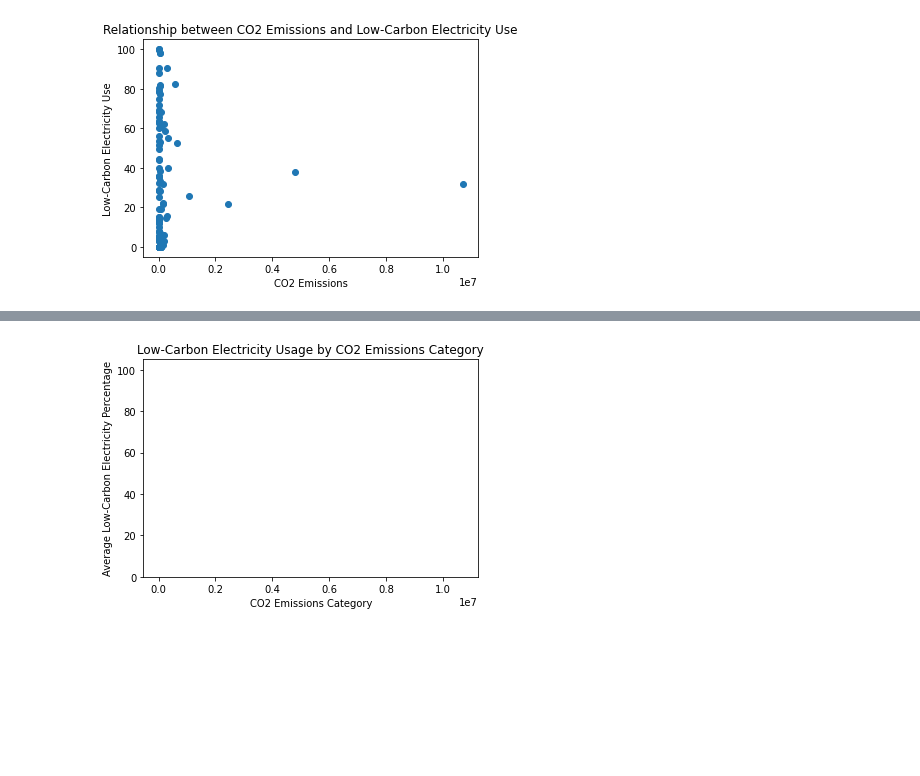
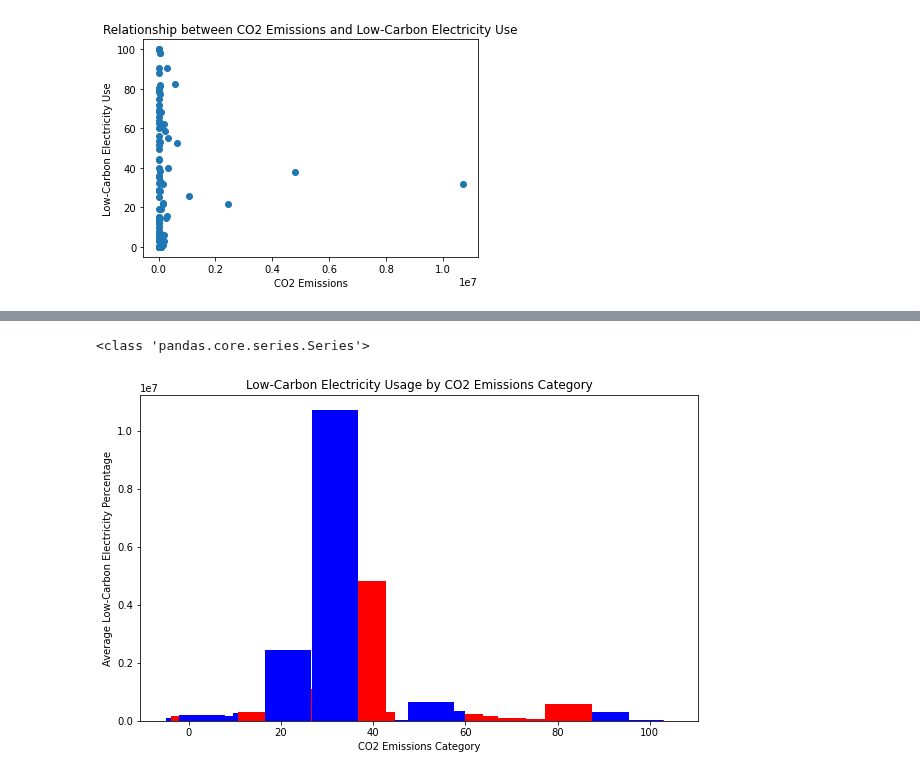
Before and after one commit to yosieph/Project1, a Jupyter notebook: Resources/project1_2.ipynb, the cells around one changed output, grey strips where cells are left out. Drawn from its saved outputs; the diff is of its cells as text; code cells hidden in the pictures; blank space fills up the shorter version.

```diff
--- a/Resources/project1_2.ipynb
+++ b/Resources/project1_2.ipynb
@@ -67,7 +71,7 @@ Name: co2 Emissions (metric tons per capita), Length: 103, dtype: float64
 # %%
 # Set your CO2 emissions threshold
 
-threshold = 3.32E-6
+threshold = 33200000000
 
 main_data['co2-emission catagory'] = ['High' if x > threshold else 'Low' for x in main_data['co2 Emissions (metric tons per capita)']]
 main_data
@@ -118,0 +123,7 @@ Average Low-Carbon Electricity Percentage for High CO2 Emissions Countries: 35.2
+# %%
+# Set your CO2 emissions threshold
+
+threshold = 3.32E-6
+
+main_data['co2-emission catagory'] = ['High' if x > threshold else 'Low' for x in main_data['co2 Emissions (metric tons per capita)']]
+main_data
@@ -144 +169,4 @@ co2 Emissions (metric tons per capita)
 Name: Low-carbon electricity (% electricity), Length: 101, dtype: float64
+# %%
+y=category_means.index
+y
@@ -144,0 +200,3 @@ Name: Low-carbon electricity (% electricity), Length: 101, dtype: float64
+# %%
+x=category_means.values
+x
@@ -145,12 +226,20 @@ Name: Low-carbon electricity (% electricity), Length: 101, dtype: float64
+# %%
+print(type (category_means))
+# %% [output]
+<class 'pandas.core.series.Series'>
 # %%
 # Create a bar graph
-# plt.bar(['co2 Emissions (metric tons per capita)'], df['Low-carbon electricity (% electricity)'], color=['blue', 'red'])
 
-plt.bar(category_means.index, category_means.values)
+plt.figure(figsize=(10,6))
+plt.bar(x,y , width=10 ,color=['blue','red'])
 plt.xlabel('CO2 Emissions Category')
 plt.ylabel('Average Low-Carbon Electricity Percentage')
 plt.title('Low-Carbon Electricity Usage by CO2 Emissions Category')
-# plt.ylim(0, 100)  # Set the y-axis limits to represent percentages (0 to 100)
+
+
+
+
+
 plt.show()
 # %% [output]
-[figure, old version]
+[figure, new version]
```
Also changed, not shown: parts of 14 cells of this notebook, 14 other files.
